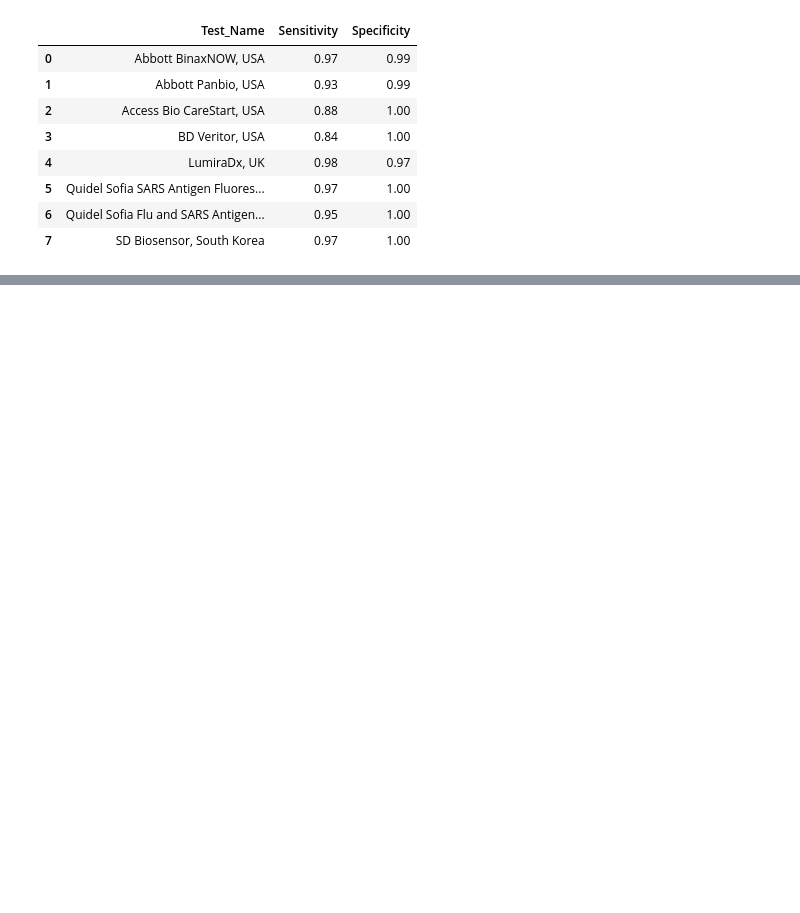
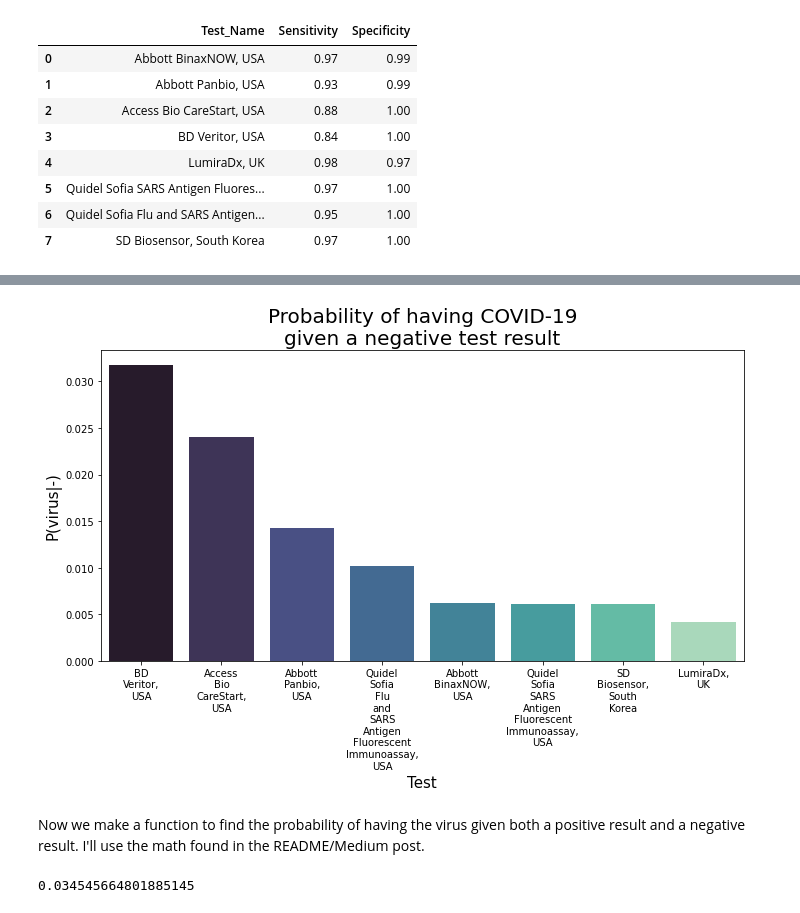
Before and after one commit to andre3000y/Bayes_COVID, a Jupyter notebook: COVID_Test_Analyses.ipynb, the cells around one changed output, grey strips where cells are left out. Cells and saved outputs as stored; diff of their text form; code cells hidden in the pictures; blank space fills up the shorter version.

```diff
--- a/COVID_Test_Analyses.ipynb
+++ b/COVID_Test_Analyses.ipynb
@@ -83,0 +127,23 @@ df['P(virus|-)'] = bayes(1-df['Sensitivity'], 0.17, df['Specificity'])
+# %%
+df.sort_values('P(virus|-)', ascending = False, inplace = True)
+fig, ax = plt.subplots(figsize = (10,7))
+sns.barplot(x=df['Test_Name'].map(lambda x: x.replace(' ','\n')), y=df['P(virus|-)'], ax=ax, palette = 'mako')
+ax.set_xlabel('Test', fontsize = 15)
+ax.set_ylabel('P(virus|-)', fontsize = 15)
+ax.set_title('Probability of having COVID-19\ngiven a negative test result', fontsize = 20)
+fig.tight_layout()
+plt.savefig('Images/prob_v_given_neg')
+# %% [output]
+[figure, added]
+# %% [markdown]
+Now we make a function to find the probability of having the virus given both a positive result and a negative result. I'll use the math found in the README/Medium post.
+# %%
+def v_given_p_and_n(prior, sens, spec):
+    numerator = sens*(1-sens)*prior
+    denominator_term_1 = (sens*prior+(1-spec)*(1-prior))
+    denominator_term_2 = 1-denominator_term_1
+    return numerator/(denominator_term_1*denominator_term_2)
+
+v_given_p_and_n(0.17, 0.97, 0.99) #testing with math from the main post
+# %% [output]
+0.034545664801885145
```
Also changed, not shown: parts of 16 cells of this notebook, 9 other files.
